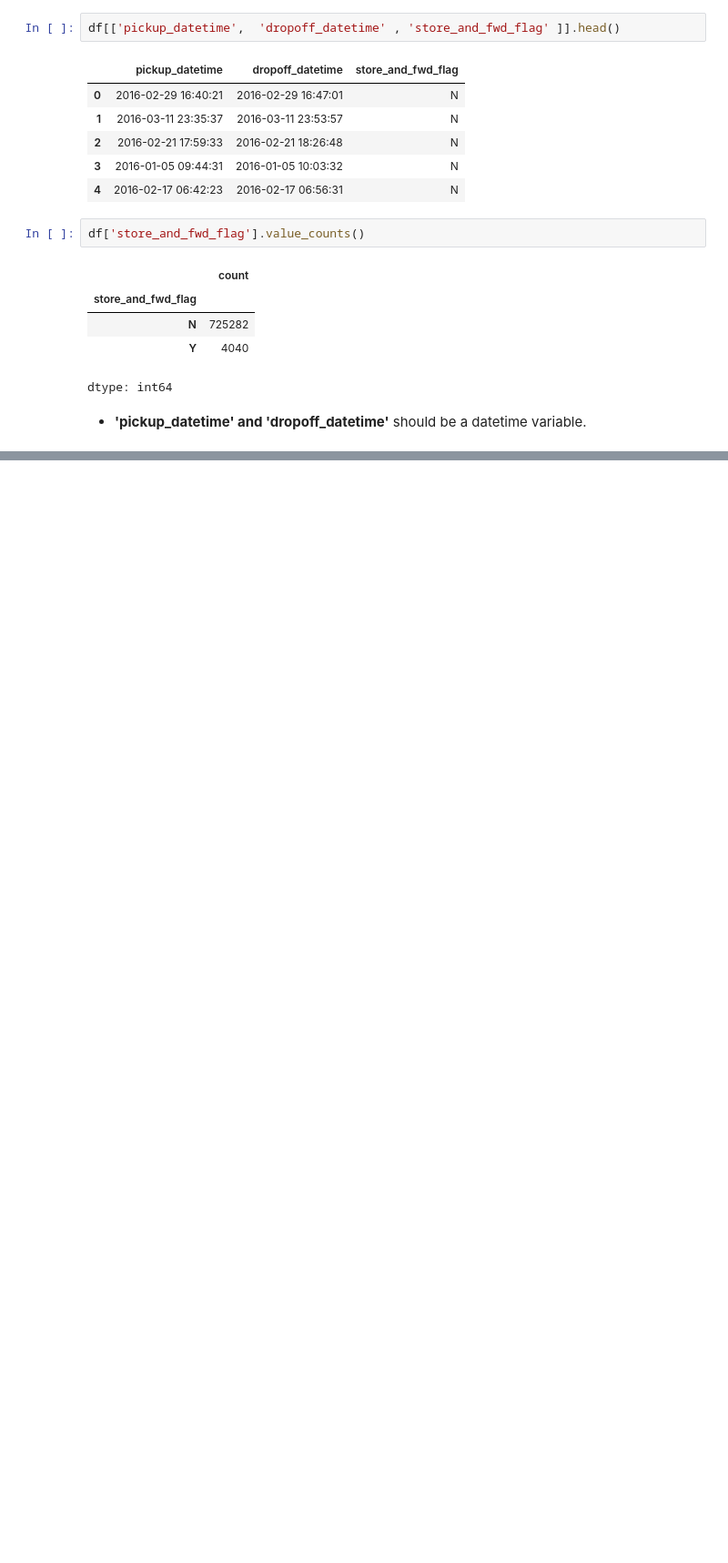
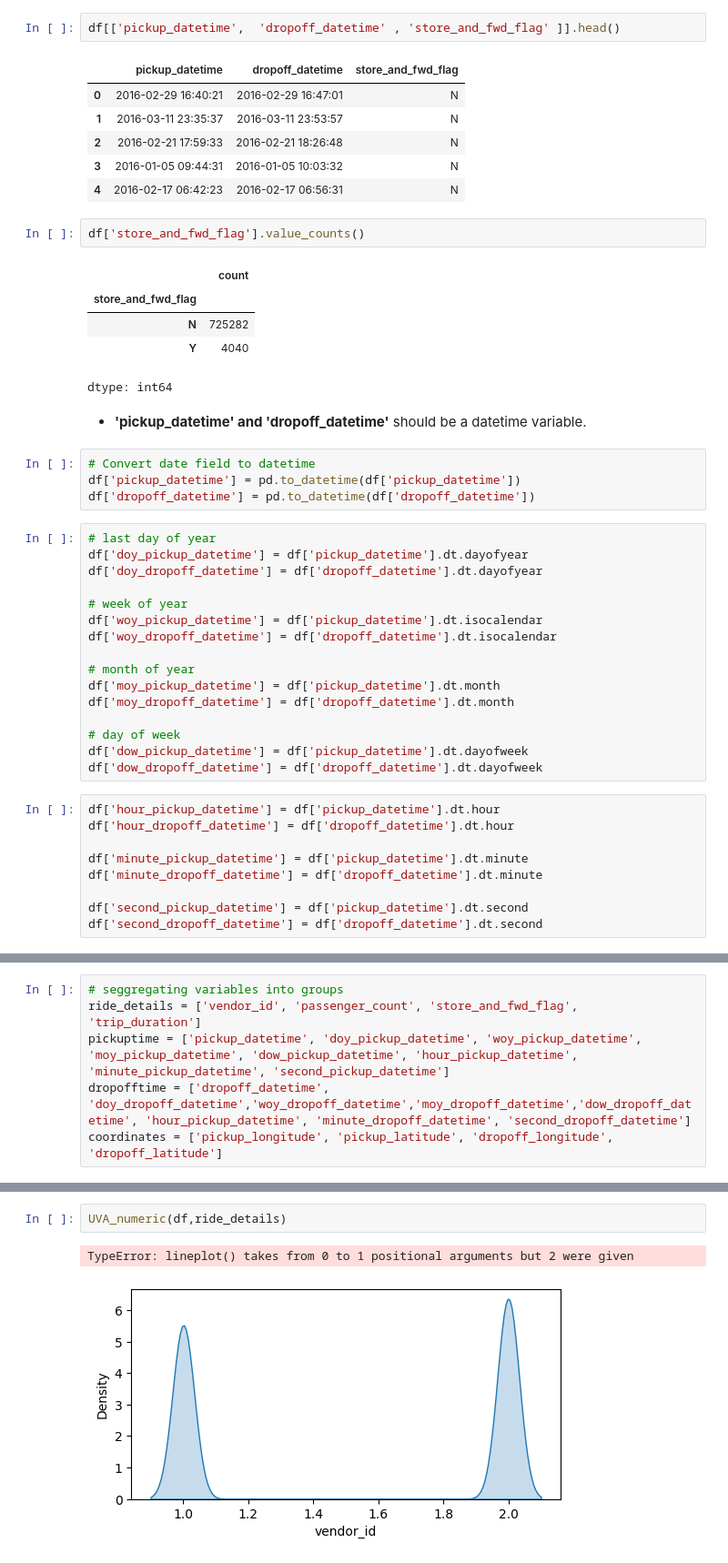
Before and after one commit to namozhdehi/KSR, a Jupyter notebook: NYC_Taxi_EDA.ipynb, the cells around one changed output, grey strips where cells are left out. Shown at 91% size. Drawn from its saved outputs; the diff is of its cells as text; blank space fills up the shorter version.

```diff
--- a/NYC_Taxi_EDA.ipynb
+++ b/NYC_Taxi_EDA.ipynb
@@ -133,3 +133,32 @@ df['store_and_fwd_flag'].value_counts()
 dtype: int64
 # %% [markdown]
 - **'pickup_datetime' and 'dropoff_datetime'** should be a datetime variable.
+# %%
+# Convert date field to datetime
+df['pickup_datetime'] = pd.to_datetime(df['pickup_datetime'])
+df['dropoff_datetime'] = pd.to_datetime(df['dropoff_datetime'])
+# %%
+# last day of year
+df['doy_pickup_datetime'] = df['pickup_datetime'].dt.dayofyear
+df['doy_dropoff_datetime'] = df['dropoff_datetime'].dt.dayofyear
+
+# week of year
+df['woy_pickup_datetime'] = df['pickup_datetime'].dt.isocalendar
+df['woy_dropoff_datetime'] = df['dropoff_datetime'].dt.isocalendar
+
+# month of year
+df['moy_pickup_datetime'] = df['pickup_datetime'].dt.month
+df['moy_dropoff_datetime'] = df['dropoff_datetime'].dt.month
+
+# day of week
+df['dow_pickup_datetime'] = df['pickup_datetime'].dt.dayofweek
+df['dow_dropoff_datetime'] = df['dropoff_datetime'].dt.dayofweek
+# %%
+df['hour_pickup_datetime'] = df['pickup_datetime'].dt.hour
+df['hour_dropoff_datetime'] = df['dropoff_datetime'].dt.hour
+
+df['minute_pickup_datetime'] = df['pickup_datetime'].dt.minute
+df['minute_dropoff_datetime'] = df['dropoff_datetime'].dt.minute
+
+df['second_pickup_datetime'] = df['pickup_datetime'].dt.second
+df['second_dropoff_datetime'] = df['dropoff_datetime'].dt.second
@@ -135,0 +215,6 @@ dtype: int64
+# %%
+# seggregating variables into groups
+ride_details = ['vendor_id', 'passenger_count', 'store_and_fwd_flag', 'trip_duration']
+pickuptime = ['pickup_datetime', 'doy_pickup_datetime', 'woy_pickup_datetime', 'moy_pickup_datetime', 'dow_pickup_datetime', 'hour_pickup_datetime', 'minute_pickup_datetime', 'second_pickup_datetime']
+dropofftime = ['dropoff_datetime', 'doy_dropoff_datetime','woy_dropoff_datetime','moy_dropoff_datetime','dow_dropoff_datetime', 'hour_pickup_datetime', 'minute_dropoff_datetime', 'second_dropoff_datetime']
+coordinates = ['pickup_longitude', 'pickup_latitude', 'dropoff_longitude', 'dropoff_latitude']
@@ -135,0 +268,5 @@ dtype: int64
+# %%
+UVA_numeric(df,ride_details)
+# %% [output]
+TypeError: lineplot() takes from 0 to 1 positional arguments but 2 were given
+[figure, added]
```
Also changed, not shown: parts of 6 cells of this notebook.
